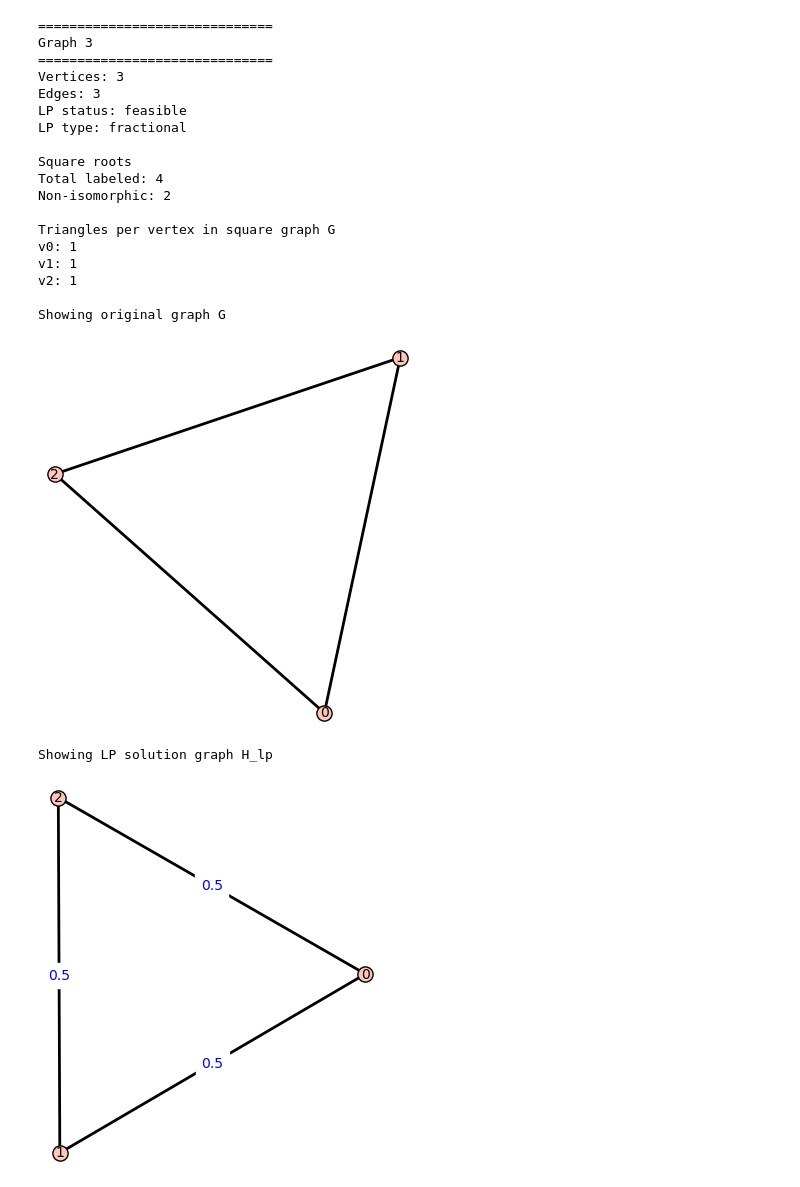
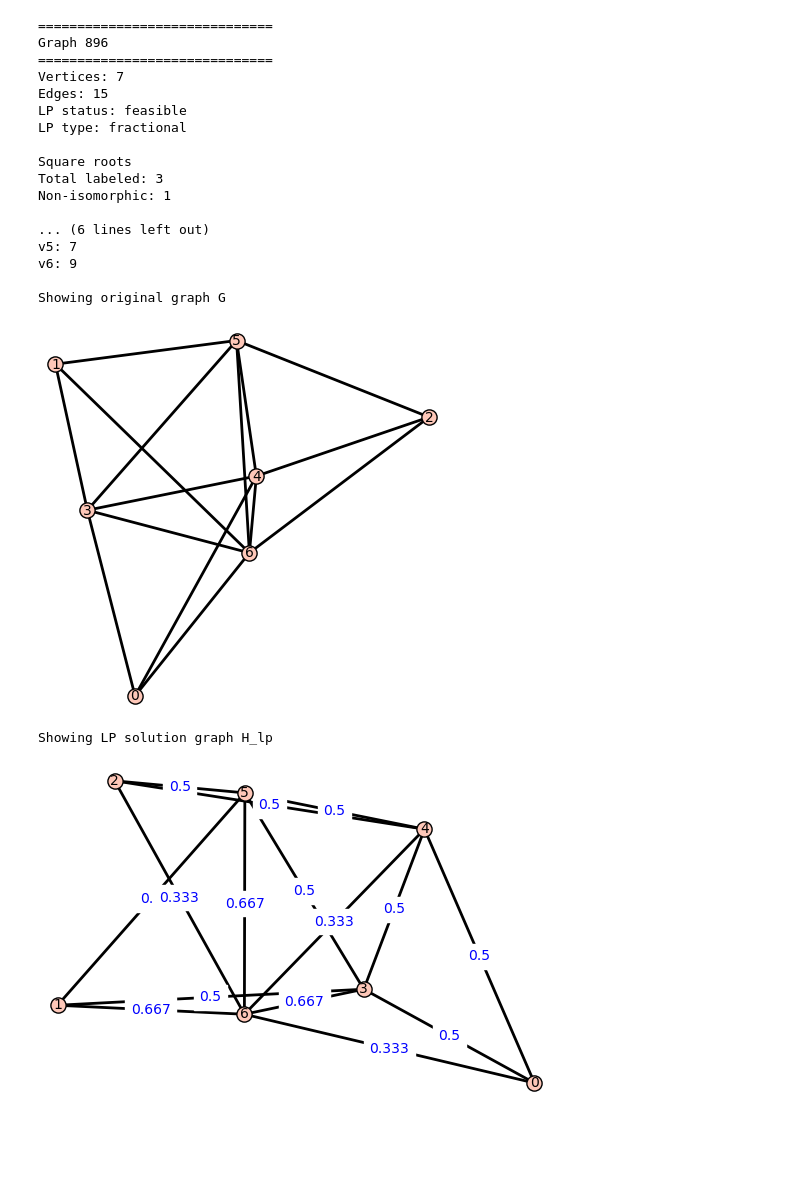
Before and after one commit to Hellwoodoo/Graph-Squares, a Jupyter notebook: Optimization of Graph Squares/Notebooks/AnalysisGraphSquares.ipynb, the cells around one changed output. Cells and saved outputs as stored; diff of their text form; code cells hidden in the pictures; blank space fills up the shorter version.

```diff
--- a/Optimization of Graph Squares/Notebooks/AnalysisGraphSquares.ipynb
+++ b/Optimization of Graph Squares/Notebooks/AnalysisGraphSquares.ipynb
@@ -1119,7 +1119,7 @@ from matplotlib.backends.backend_pdf import PdfPages
 from sage.numerical.mip import MIPSolverException
 from sage.graphs.graph_generators import graphs as graph_gens
 
-n = 6
+n = 4
 ncpus = 12
 dir = f"min_triangular_graph_output"
 output_dir = os.path.join(dir, f"n={n}")
@@ -1449,6 +1447,6 @@ if mismatch_results:
 <Figure size 640x480 with 0 Axes>
 # %%
-n = 6
+n = 4
 filename = f"min_triangular_graph_output/n={n}/graph_summary_n={n}.txt"
 
 summary = {}
@@ -1698,7 +1696,7 @@ def analyze_graph_by_index(idx, n):
     try:
 
         # m, x = max_tetrahedron_linear_program(G)
-        m, x = min_triangular_linear_program(G)
+        m, x = max_triangular_linear_program(G)
         m.solve()
 
         sol = m.get_values(x)
@@ -1786,46 +1784,45 @@ def analyze_graph_by_index(idx, n):
         is_dism = is_dismantlable_graph(H)
 
         print("Properties:")
         print(f"  Tree:            {is_tree}")
         print(f"  Bipartite:       {is_bip}")
         print(f"  Proper Interval: {is_prop_int}")
         print(f"  Girth > 6:       {girth_gt6}")
         print(f"  Block Graph:     {is_block}")
         print(f"  Comparability:   {is_comp}")
         print(f"  Dismantlable:    {is_dism}")
 
         p = H.plot(
             vertex_size=120,
             edge_thickness=2,
             vertex_labels=True,
             figsize=[8,8],
             title=f"Square root H{i+1}"
         )
         display(p.matplotlib())
 
-analyze_graph_by_index(3, 3)
+analyze_graph_by_index(896, 7)
 # %% [output]
 ==============================
-Graph 3
+Graph 896
 ==============================
-Vertices: 3
-Edges: 3
+Vertices: 7
+Edges: 15
 LP status: feasible
 LP type: fractional
 
 Square roots
-Total labeled: 4
-Non-isomorphic: 2
+Total labeled: 3
+Non-isomorphic: 1
 
-Triangles per vertex in square graph G
-v0: 1
-v1: 1
-v2: 1
+... (6 lines left out)
+v5: 7
+v6: 9
 
 Showing original graph G
-[figure, old version]
+[figure, new version]
 Showing LP solution graph H_lp
-[figure, old version]
+[figure, new version]
 Showing root 1
 Properties:
   Tree:            False
```
Also changed, not shown: parts of 3 cells of this notebook, 2 other files.
